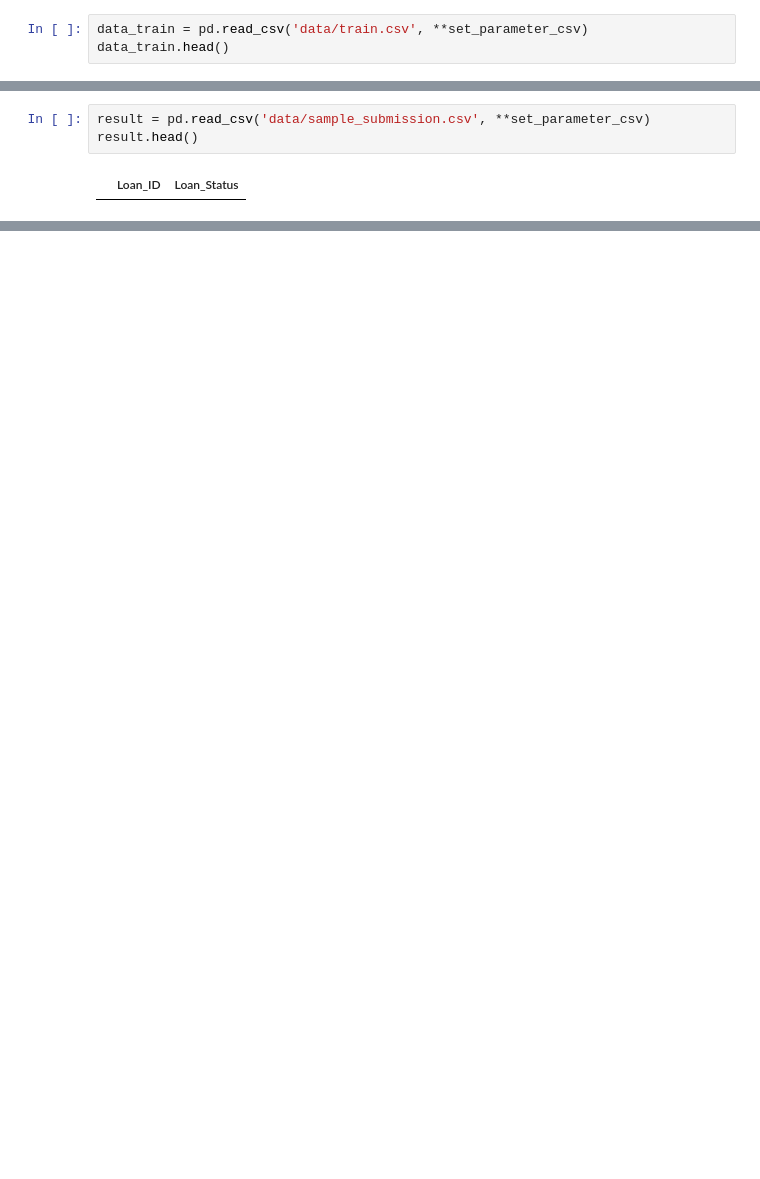
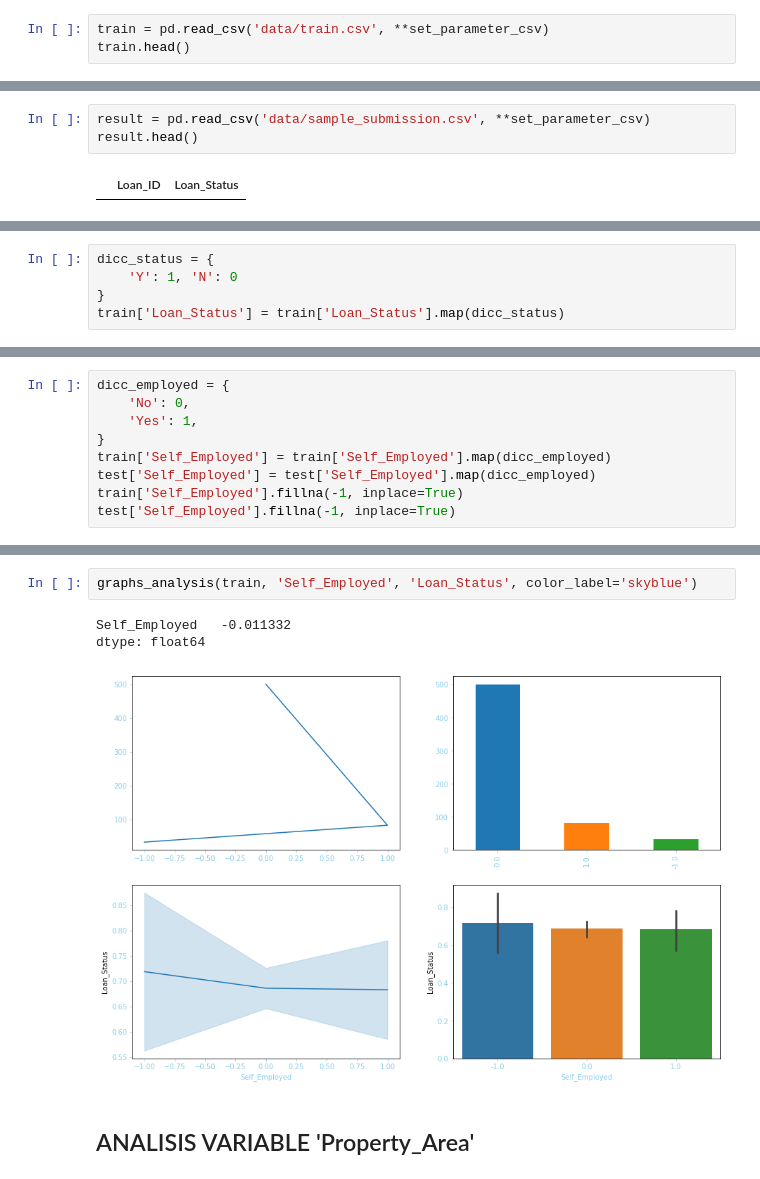
Before and after one commit to kendalvictor/proof_analyticsvidhya, a Jupyter notebook: loan-prediction-3/first_analysis.ipynb, the cells around one changed output, grey strips where cells are left out. Saved outputs shown, nothing was run; the diff lists cells and outputs as text; blank space fills up the shorter version.

```diff
--- a/loan-prediction-3/first_analysis.ipynb
+++ b/loan-prediction-3/first_analysis.ipynb
@@ -22,8 +35,8 @@ from graphs import *
 # %% [markdown]
 ## CARGA DE DATASET
 # %%
-data_train = pd.read_csv('data/train.csv', **set_parameter_csv)
-data_train.head()
+train = pd.read_csv('data/train.csv', **set_parameter_csv)
+train.head()
 # %% [output]
 |  | Loan_ID | Gender | Married | Dependents | Education | Self_Employed | ApplicantIncome | CoapplicantIncome | ... |
 | 0 | LP001002 | Male | No | 0 | Graduate | No | 5849 | 0.0 | ... |
@@ -115,0 +121,5 @@ data_test.describe(include='all')
+# %%
+dicc_status = {
+    'Y': 1, 'N': 0
+}
+train['Loan_Status'] = train['Loan_Status'].map(dicc_status)
@@ -115,0 +142,9 @@ data_test.describe(include='all')
+# %%
+dicc_employed = {
+    'No': 0,
+    'Yes': 1,
+}
+train['Self_Employed'] = train['Self_Employed'].map(dicc_employed)
+test['Self_Employed'] = test['Self_Employed'].map(dicc_employed)
+train['Self_Employed'].fillna(-1, inplace=True)
+test['Self_Employed'].fillna(-1, inplace=True)
@@ -115,0 +176,8 @@ data_test.describe(include='all')
+# %%
+graphs_analysis(train, 'Self_Employed', 'Loan_Status', color_label='skyblue')
+# %% [output]
+Self_Employed   -0.011332
+dtype: float64
+[figure, added]
+# %% [markdown]
+## ANALISIS VARIABLE  'Property_Area'
```
Also changed, not shown: parts of 109 cells of this notebook, 15 other files.
